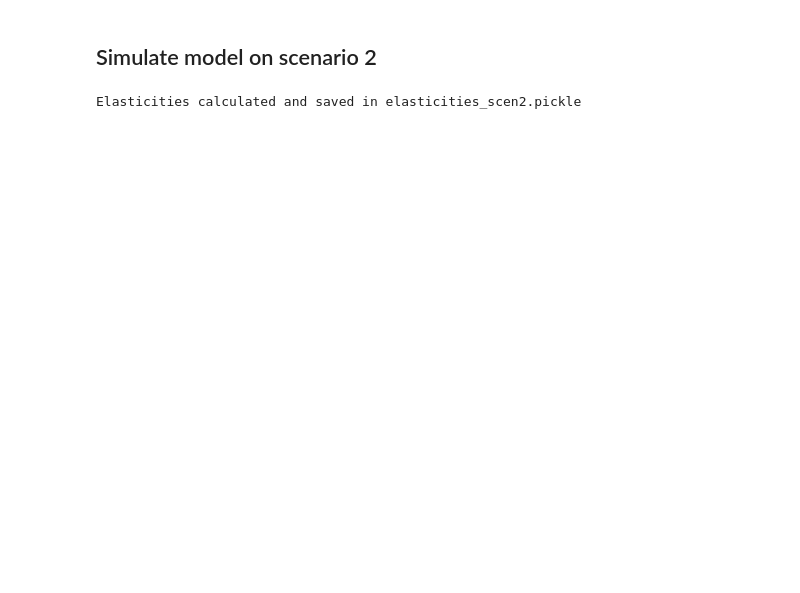
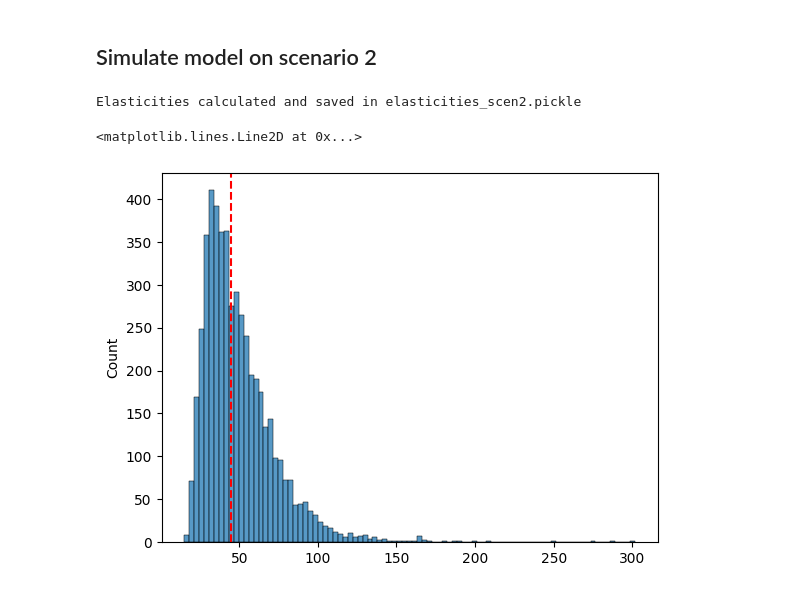
Before and after one commit to d23845jg/mmb_project_lpmc, a Jupyter notebook: forecastv2.ipynb, the cells around one changed output. Drawn from its saved outputs; the diff is of its cells as text; code cells hidden in the pictures; blank space fills up the shorter version.

Commit message:
add the weight to some computations

```diff
--- a/forecastv2.ipynb
+++ b/forecastv2.ipynb
@@ -1594,8 +1625,8 @@ cross_elas_car_vs_cost_walk = Derive(prob_car_F, 'cost_walk') * cost_walk / prob
 cross_elas_car_vs_cost_cycle = Derive(prob_car_F, 'cost_cycle') * cost_cycle / prob_car_F
 
 # Values of time
-Value_of_time_car = - (Derive(V_car_F, 'dur_driving')) / (Derive(V_car_F, 'cost_driving'))
-Value_of_time_pt = - (Derive(V_pt_F, 'dur_pt')) / (Derive(V_pt_F, 'cost_transit'))
+Value_of_time_car = (Derive(V_car_F, 'dur_driving')) / (Derive(V_car_F, 'cost_driving'))
+Value_of_time_pt = (Derive(V_pt_F, 'dur_pt')) / (Derive(V_pt_F, 'cost_transit'))
 
 simulate = {
     'weight': weight,
@@ -1692,0 +1726,6 @@ revenue_pt_scen2 = (simulated_values['Prob public transportation'] * df_scen2['c
+# %%
+sns.histplot(simulated_values['weight'] * simulated_values['value of time pt'])
+plt.axvline(x=(simulated_values['weight'] * simulated_values['value of time pt']).quantile(0.5), color='r', linestyle='--')
+# %% [output]
+<matplotlib.lines.Line2D at 0x...>
+[figure, added]
```
Also changed, not shown: parts of 12 cells of this notebook.
